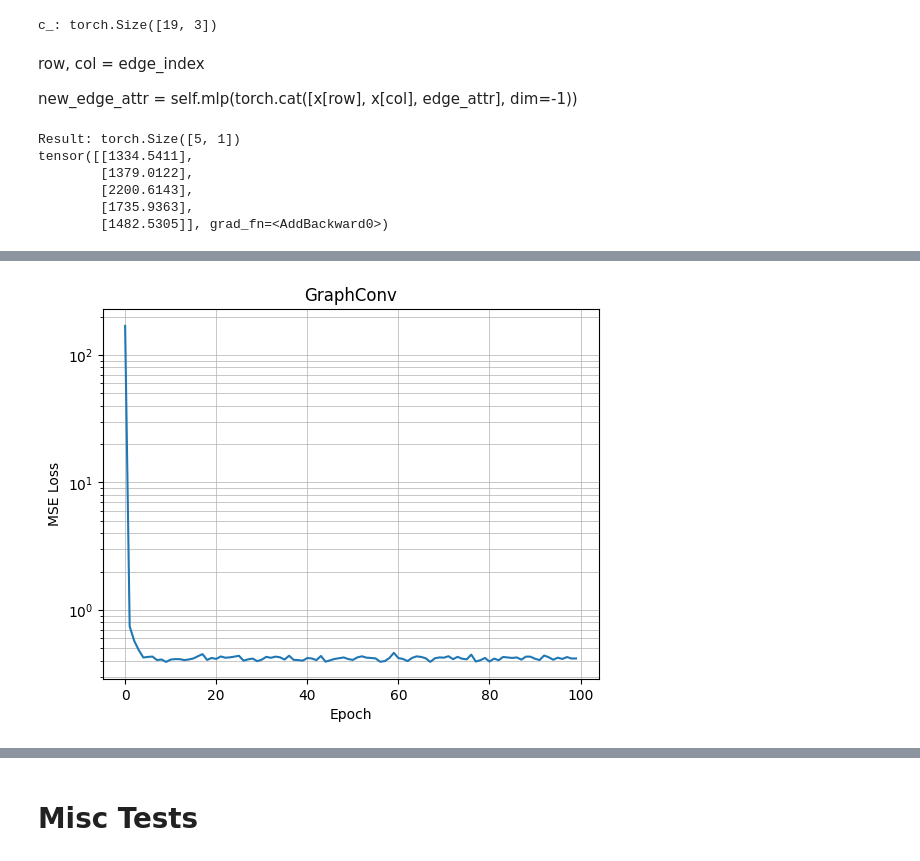
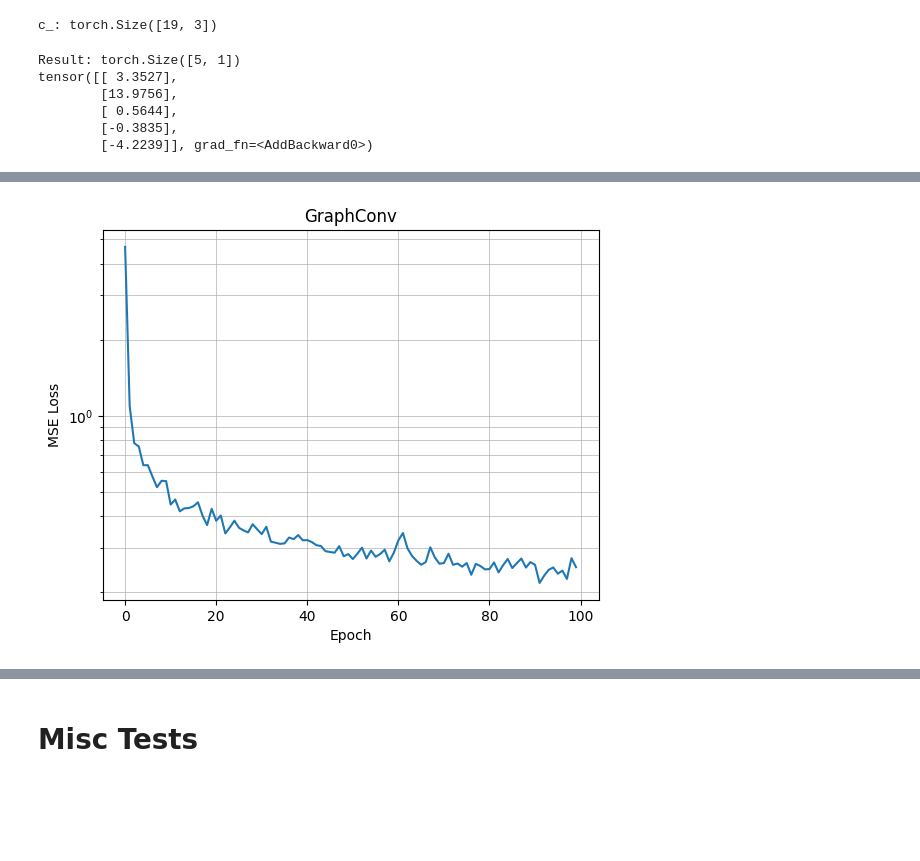
Before and after one commit to TiagoCAAmorim/graph_nn, a Jupyter notebook: gnn_lineq/notebooks/tests.ipynb, the cells around one changed output, grey strips where cells are left out. Cells and saved outputs as stored; diff of their text form; code cells hidden in the pictures; blank space fills up the shorter version.

Commit message:
NNConv with Edge Attr modifications

```diff
--- a/gnn_lineq/notebooks/tests.ipynb
+++ b/gnn_lineq/notebooks/tests.ipynb
@@ -43,7 +43,7 @@ def _start_logging():
     # logger.critical('This is a critical message')
 _start_logging()
 # %%
-try_gpu = True
+try_gpu = False
 device = torch.device('cuda' if (torch.cuda.is_available() and try_gpu) else 'cpu')
 print(f'Using device: {device}')
 # %% [output]
@@ -473,11 +468,11 @@ def plot_sample(model, dataset, limits=(-1.5,1.5), print_=False):
     plt.ylim(limits[0], limits[1])
     plt.show()
 # %%
-def train_model(model, loader, epochs=200, print_epoch_step=10):
+def train_model(model, loader, epochs=200, print_epoch_step=10, lr=0.01):
     print(f'Number of parameters: {count_parameters(model):,}')
 
     model = model.to(device)
-    optimizer = torch.optim.Adam(model.parameters(), lr=0.01, weight_decay=5e-4)
+    optimizer = torch.optim.Adam(model.parameters(), lr=lr, weight_decay=5e-4)
 
     losses = {'x':[], 'y':[]}
     model.train()
@@ -685,6 +681,2 @@ print(f'c_: {c_.shape}')
 # %% [output]
 c_: torch.Size([19, 3])
-# %% [markdown]
-row, col = edge_index
-
-new_edge_attr = self.mlp(torch.cat([x[row], x[col], edge_attr], dim=-1))
@@ -696,21 +683,20 @@ row, col = sample.edge_index
 # %%
 class NNConvNetwork2(torch.nn.Module):
-    def __init__(self, dataset, hidden_nodes=16, hidden_edges=16, layers=2, use_dropout=False):
+    def __init__(self, dataset, hidden_nodes=16, hidden_edges=16, layers=2, p_drop=0.0):
         super().__init__()
+
+        self.edge_attr_mlps = ModuleList()
+        self.edge_attr_mlps.append(
+            GenericMLP(dataset.num_edge_features + 2*dataset.num_node_features, hidden_edges, hidden_edges)
+            )
+        for _ in range(layers - 2):
+            self.edge_attr_mlps.append(GenericMLP(hidden_edges + 2*hidden_nodes, hidden_edges, hidden_edges))
 
         self.edge_mlps = ModuleList()
         self.edge_mlps.append(GenericMLP(dataset.num_edge_features, hidden_edges, dataset.num_node_features * hidden_nodes))
         for _ in range(layers - 2):
-            self.edge_mlps.append(GenericMLP(dataset.num_edge_features, hidden_edges, hidden_nodes * hidden_nodes))
-        self.edge_mlps.append(GenericMLP(dataset.num_edge_features, hidden_edges, hidden_nodes * dataset.num_features))
-
-
-        self.edge_attr_mlps = ModuleList()
-        self.edge_mlps.append(GenericMLP(dataset.num_edge_features, hidden_edges, dataset.num_node_features * hidden_nodes))
-        for _ in range(layers - 2):
-            self.edge_mlps.append(GenericMLP(dataset.num_edge_features, hidden_edges, hidden_nodes * hidden_nodes))
-        self.edge_mlps.append(GenericMLP(dataset.num_edge_features, hidden_edges, hidden_nodes * dataset.num_features))
-
+            self.edge_mlps.append(GenericMLP(hidden_edges, hidden_edges, hidden_nodes * hidden_nodes))
+        self.edge_mlps.append(GenericMLP(hidden_edges, hidden_edges, hidden_nodes * dataset.num_features))
 
         self.convs = ModuleList()
         self.convs.append(NNConv(dataset.num_node_features, hidden_nodes, nn=self.edge_mlps[0], aggr='add'))
@@ -718,32 +704,37 @@ class NNConvNetwork2(torch.nn.Module):
             self.convs.append(NNConv(hidden_nodes, hidden_nodes, nn=self.edge_mlps[i+1], aggr='add'))
         self.convs.append(NNConv(hidden_nodes, dataset.num_features, nn=self.edge_mlps[-1], aggr='add'))
 
-        self.use_dropout = use_dropout
+        self.drop = ModuleList()
+        for _ in range(layers - 1):
+            self.drop.append(torch.nn.Dropout(p_drop))
 
     def forward(self, data):
-        x, edge_index, edge_attr = data.x, data.edge_index, data.edge_attr
+        x, edge_index, e = data.x, data.edge_index, data.edge_attr
 
-        for conv in self.convs[:-1]:
-            x = conv(x, edge_index, edge_attr)
-            x = F.relu(x)
-            if self.use_dropout:
-                x = F.dropout(x, training=self.training)
-        x = self.convs[-1](x, edge_index, edge_attr)
+        x_0 = x
+        for conv, mlp, drop in zip(self.convs[:-1], self.edge_attr_mlps[:], self.drop[:]):
+            x_ = conv(x, edge_index, e)
+            e_ = mlp(torch.cat([x[edge_index[0]], x[edge_index[1]], e], dim=-1)) + e
+            x = F.relu(x_)
+            e = F.relu(e_)
+            x = drop(x)
+            e = drop(e)
+        x = self.convs[-1](x, edge_index, e)
 
-        return x
+        return x_0 + x
 
-model = NNConvNetwork2(dataset, hidden_nodes=16, hidden_edges=4, layers=5)
+model = NNConvNetwork2(dataset, hidden_nodes=16, hidden_edges=16, layers=5, p_drop=0.2)
 sample = dataset[0]
 result = model(sample)
 print(f'Result: {result.shape}')
 print(result)
 # %% [output]
 Result: torch.Size([5, 1])
-tensor([[1334.5411],
-        [1379.0122],
-        [2200.6143],
-        [1735.9363],
-        [1482.5305]], grad_fn=<AddBackward0>)
+tensor([[ 3.3527],
+        [13.9756],
+        [ 0.5644],
+        [-0.3835],
+        [-4.2239]], grad_fn=<AddBackward0>)
 # %%
 options = {
     'n': 1000,
@@ -756,7 +747,7 @@ options = {
 dataset = GraphDataset(**options)
 loader = DataLoader(dataset, batch_size=32, shuffle=False)
 
-model = NNConvNetwork2(dataset, hidden_nodes=16, hidden_edges=16, layers=3, use_dropout=True)
+model = NNConvNetwork2(dataset, hidden_nodes=8, hidden_edges=8, layers=3, p_drop=0.2)
 losses = train_model(model, loader, epochs=100, print_epoch_step=10)
 plot_losses_(losses, 'GraphConv')
 # %% [output]
@@ -774 +765 @@ Epoch: 90, Loss: 0.393019437789917
-[figure, old version]
+[figure, new version]
```
Also changed, not shown: parts of 13 cells of this notebook.
